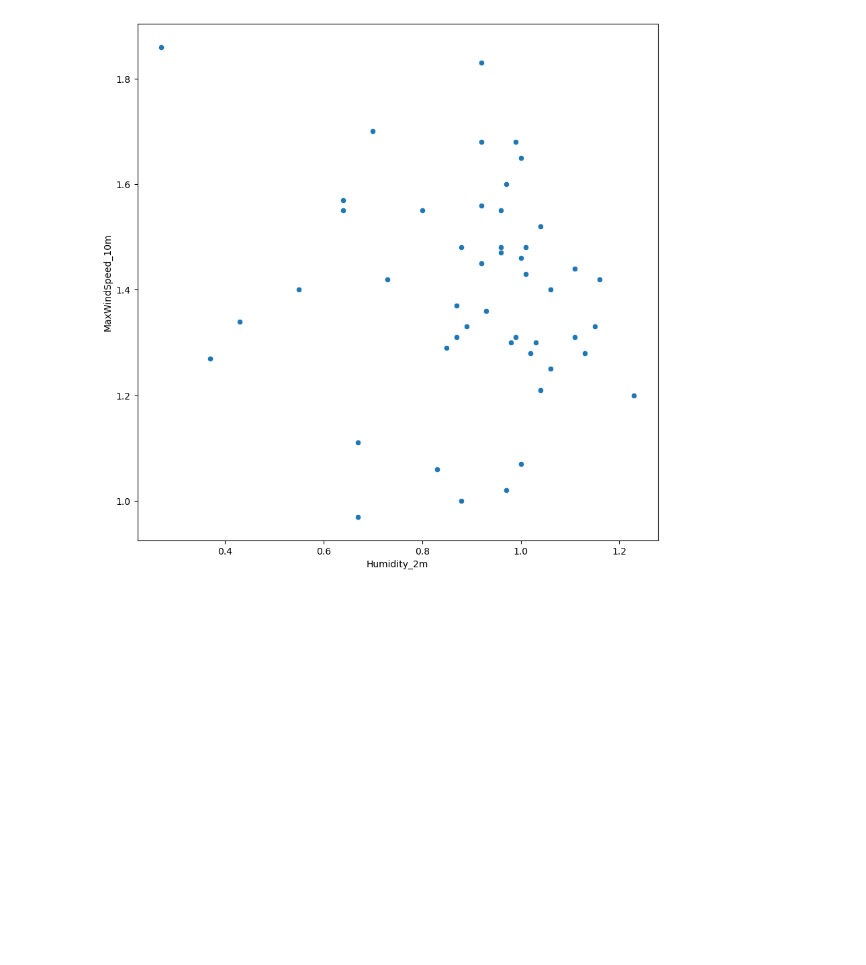
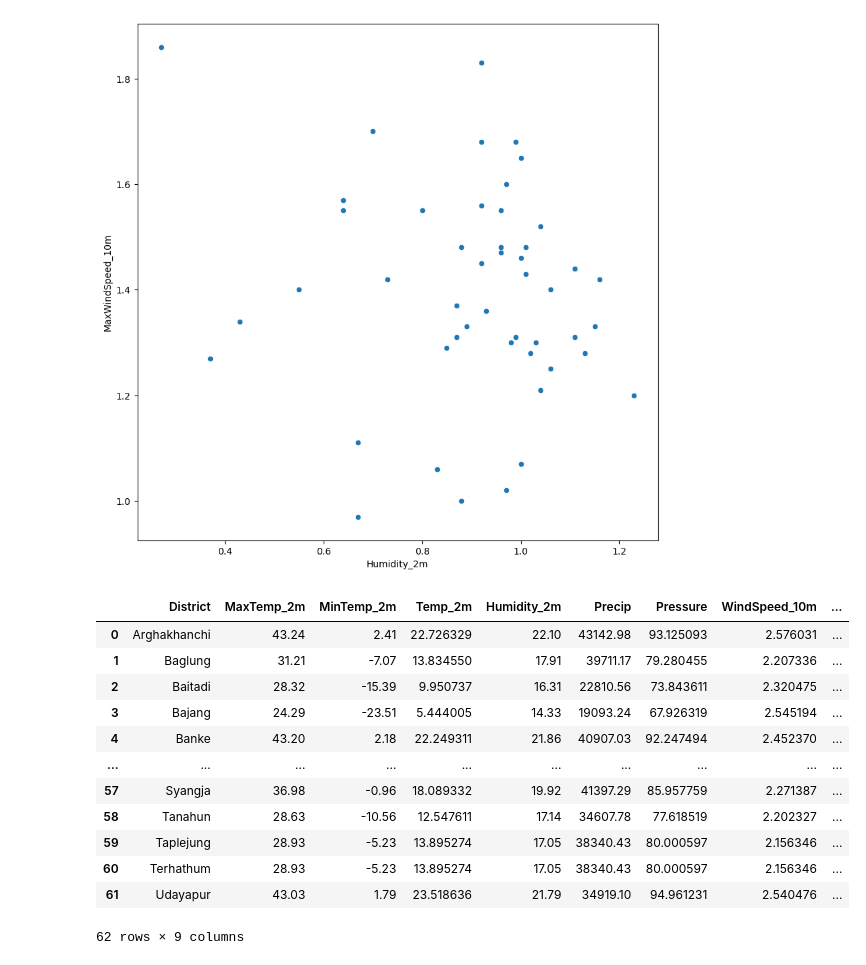
Before and after one commit to sanjip1203/nepal-daily-climate, a Jupyter notebook: nepal_climate.ipynb, the cells around one changed output. Cells and saved outputs as stored; diff of their text form; code cells hidden in the pictures; blank space fills up the shorter version.

Commit message:
data visulization in map

```diff
--- a/nepal_climate.ipynb
+++ b/nepal_climate.ipynb
@@ -274,3 +274,42 @@ sns.scatterplot(x=df.groupby('District')['Humidity_2m'].min().sort_values(),y=df
 # %% [output]
 <Axes: xlabel='Humidity_2m', ylabel='MaxWindSpeed_10m'>
 [figure]
+# %%
+
+# Group by 'District' and calculate max, min, and mean for each column
+district_humidity = df.groupby('District')['Humidity_2m'].max().reset_index()
+district_temp_max = df.groupby('District')['MaxTemp_2m'].max().reset_index()
+district_temp_min = df.groupby('District')['MinTemp_2m'].min().reset_index()
+district_temp_mean = df.groupby('District')['Temp_2m'].mean().reset_index()
+district_precip = df.groupby('District')['Precip'].sum().reset_index()  # Total precipitation
+district_pressure = df.groupby('District')['Pressure'].mean().reset_index()
+district_wind_10m = df.groupby('District')['WindSpeed_10m'].mean().reset_index()
+district_wind_50m = df.groupby('District')['WindSpeed_50m'].mean().reset_index()
+# %%
+district_map = district_temp_max.copy()  # Start with one DataFrame
+
+# Merge all data based on 'District'
+district_map = district_map.merge(district_temp_min, on="District")
+district_map = district_map.merge(district_temp_mean, on="District")
+district_map = district_map.merge(district_humidity, on="District")
+district_map = district_map.merge(district_precip, on="District")
+district_map = district_map.merge(district_pressure, on="District")
+district_map = district_map.merge(district_wind_10m, on="District")
+district_map = district_map.merge(district_wind_50m, on="District")
+
+# Display the final dataset
+district_map
+# %% [output]
+|  | District | MaxTemp_2m | MinTemp_2m | Temp_2m | Humidity_2m | Precip | Pressure | WindSpeed_10m | ... |
+| 0 | Arghakhanchi | 43.24 | 2.41 | 22.726329 | 22.10 | 43142.98 | 93.125093 | 2.576031 | ... |
+| 1 | Baglung | 31.21 | -7.07 | 13.834550 | 17.91 | 39711.17 | 79.280455 | 2.207336 | ... |
+| 2 | Baitadi | 28.32 | -15.39 | 9.950737 | 16.31 | 22810.56 | 73.843611 | 2.320475 | ... |
+| 3 | Bajang | 24.29 | -23.51 | 5.444005 | 14.33 | 19093.24 | 67.926319 | 2.545194 | ... |
+| 4 | Banke | 43.20 | 2.18 | 22.249311 | 21.86 | 40907.03 | 92.247494 | 2.452370 | ... |
+| ... | ... | ... | ... | ... | ... | ... | ... | ... | ... |
+| 57 | Syangja | 36.98 | -0.96 | 18.089332 | 19.92 | 41397.29 | 85.957759 | 2.271387 | ... |
+| 58 | Tanahun | 28.63 | -10.56 | 12.547611 | 17.14 | 34607.78 | 77.618519 | 2.202327 | ... |
+| 59 | Taplejung | 28.93 | -5.23 | 13.895274 | 17.05 | 38340.43 | 80.000597 | 2.156346 | ... |
+| 60 | Terhathum | 28.93 | -5.23 | 13.895274 | 17.05 | 38340.43 | 80.000597 | 2.156346 | ... |
+| 61 | Udayapur | 43.03 | 1.79 | 23.518636 | 21.79 | 34919.10 | 94.961231 | 2.540476 | ... |
+62 rows × 9 columns
```
Also changed, not shown: parts of 3 cells of this notebook.
